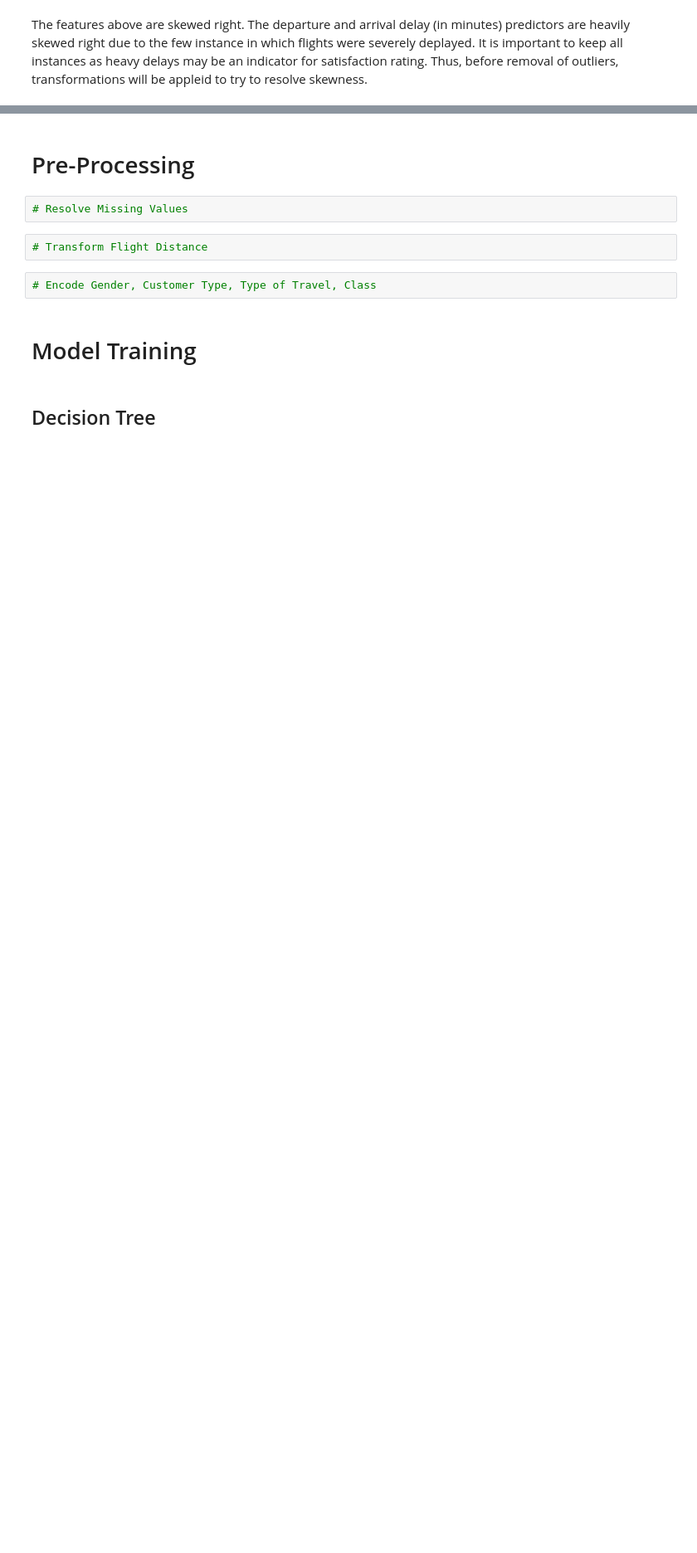
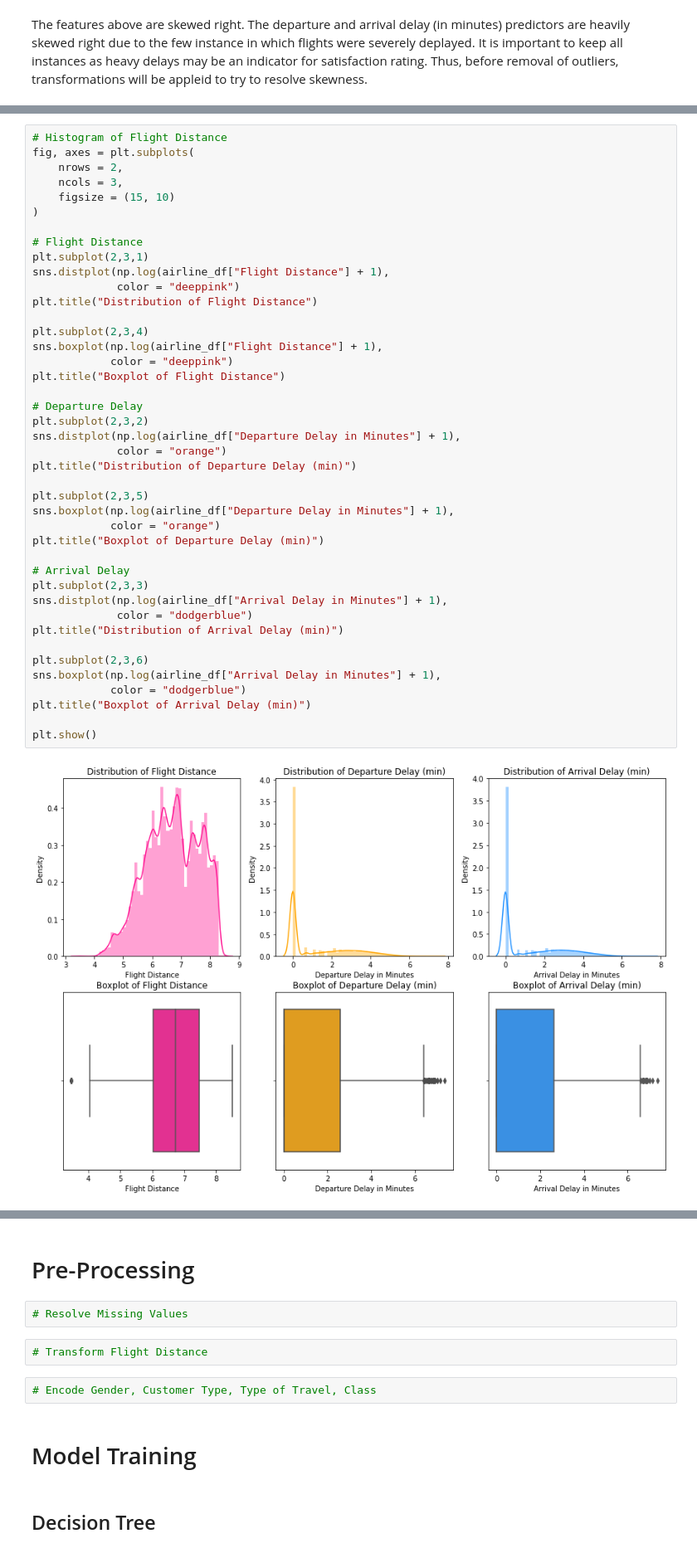
Before and after one commit to nlee98/ADS-505-Business-Analytics, a Jupyter notebook: ADS_505_Final_Project_NL.ipynb, the cells around one changed output, grey strips where cells are left out. Shown at 83% size. Cells and saved outputs as stored; diff of their text form; blank space fills up the shorter version.

```diff
--- a/ADS_505_Final_Project_NL.ipynb
+++ b/ADS_505_Final_Project_NL.ipynb
@@ -385,0 +377,44 @@ plt.show()
+# %%
+# Histogram of Flight Distance
+fig, axes = plt.subplots(
+    nrows = 2,
+    ncols = 3,
+    figsize = (15, 10)
+)
+
+# Flight Distance
+plt.subplot(2,3,1)
+sns.distplot(np.log(airline_df["Flight Distance"] + 1),
+             color = "deeppink")
+plt.title("Distribution of Flight Distance")
+
+plt.subplot(2,3,4)
+sns.boxplot(np.log(airline_df["Flight Distance"] + 1),
+            color = "deeppink")
+plt.title("Boxplot of Flight Distance")
+
+# Departure Delay
+plt.subplot(2,3,2)
+sns.distplot(np.log(airline_df["Departure Delay in Minutes"] + 1),
+             color = "orange")
+plt.title("Distribution of Departure Delay (min)")
+
+plt.subplot(2,3,5)
+sns.boxplot(np.log(airline_df["Departure Delay in Minutes"] + 1),
+            color = "orange")
+plt.title("Boxplot of Departure Delay (min)")
+
+# Arrival Delay
+plt.subplot(2,3,3)
+sns.distplot(np.log(airline_df["Arrival Delay in Minutes"] + 1),
+             color = "dodgerblue")
+plt.title("Distribution of Arrival Delay (min)")
+
+plt.subplot(2,3,6)
+sns.boxplot(np.log(airline_df["Arrival Delay in Minutes"] + 1),
+            color = "dodgerblue")
+plt.title("Boxplot of Arrival Delay (min)")
+
+plt.show()
+# %% [output]
+[figure, added]
```
Also changed, not shown: parts of 4 cells of this notebook.
